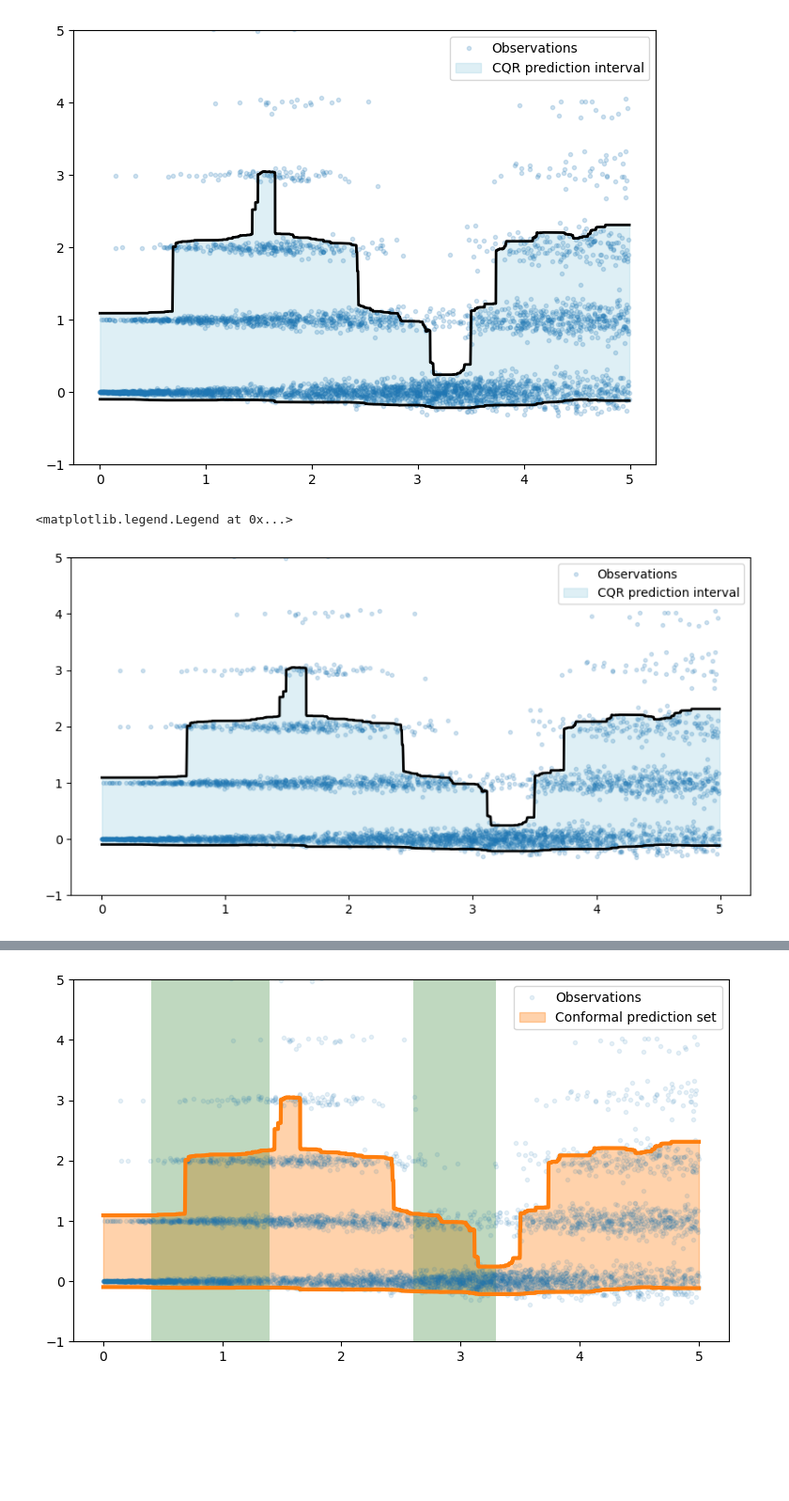
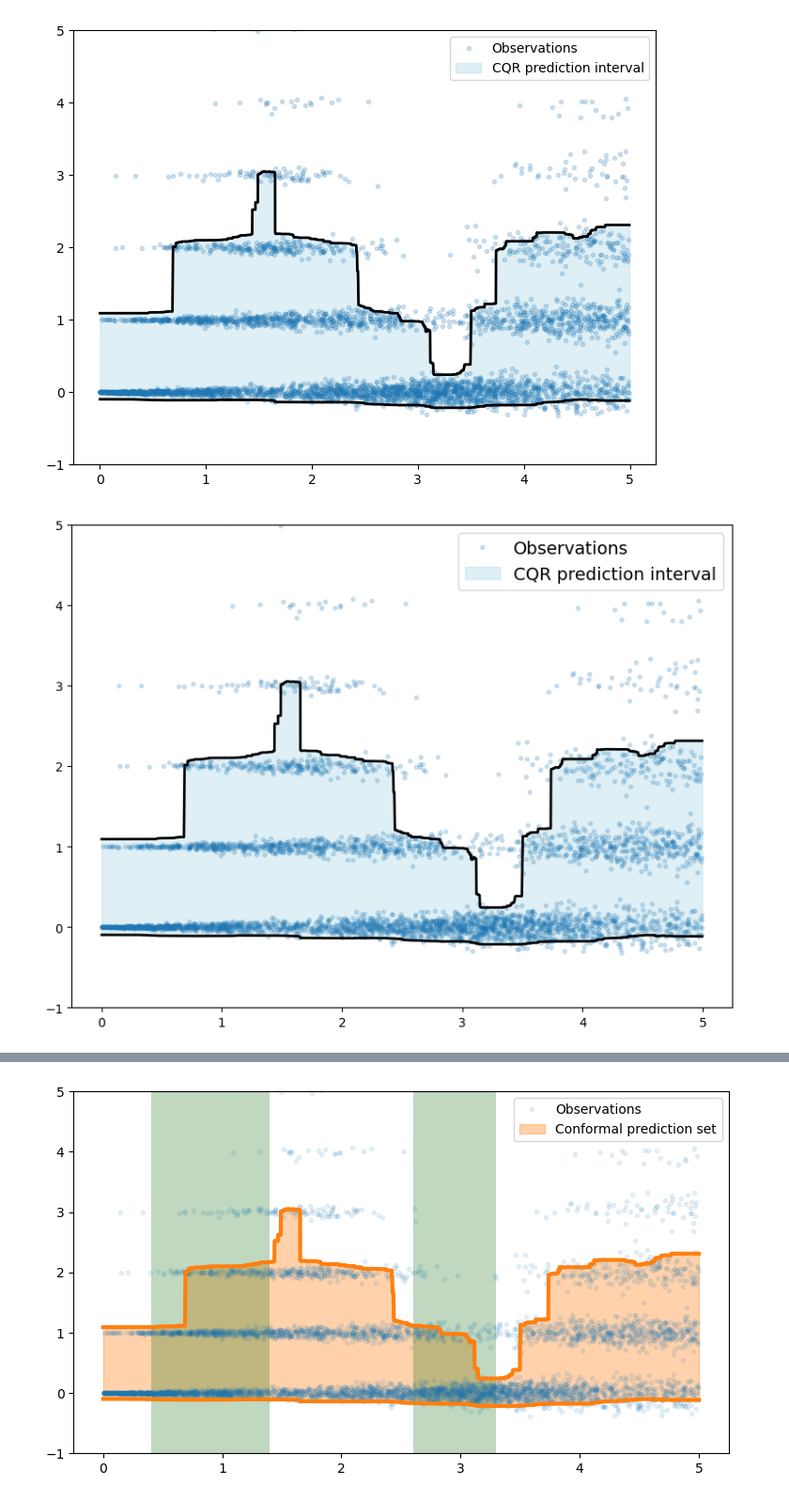
Before and after one commit to jjcherian/fairaudit, a Jupyter notebook: notebooks/PaperFigures.ipynb, the cells around one changed output, grey strips where cells are left out. Shown at 94% size. Cells and saved outputs as stored; diff of their text form; code cells hidden in the pictures; blank space fills up the shorter version.

```diff
--- a/notebooks/PaperFigures.ipynb
+++ b/notebooks/PaperFigures.ipynb
@@ -106,34 +106,34 @@ plt.legend()
 # %%
 import pandas as pd
 
 plt.rcParams.update({'font.size': 10})
 
 audit_trail = pd.read_csv('../data/oos_data.csv', index_col=0)
 
 rng = np.random.default_rng(seed=0)
 
 sample_size = 4000
 audit_trail_sample = audit_trail.sample(n=sample_size, replace=True, random_state=rng)
 
 s_idx = np.argsort(audit_trail_sample['x'])
 X = audit_trail_sample['x'].to_numpy()[s_idx]
 Y = audit_trail_sample['y'].to_numpy()[s_idx]
 Z1 = audit_trail_sample['z1'].to_numpy()[s_idx]
 Z2 = audit_trail_sample['z2'].to_numpy()[s_idx]
 
-plt.figure(figsize=(10,5))
+plt.figure(figsize=(8,6))
 plt.plot(audit_trail_sample['x'], audit_trail_sample['y'], '.', alpha=0.2, label='Observations')
 plt.plot(X, Z1, color='k', lw=2)
 plt.plot(X, Z2, color='k', lw=2)
 plt.fill_between(X, Z1, Z2, color='lightblue', alpha=0.4, label='CQR prediction interval')
 # plt.axvspan(0.8, 1.5, facecolor='darkred', alpha=0.25)
 # plt.axvspan(2.3, 3.4, facecolor='darkred', alpha=0.25)
 plt.ylim(-1,5)
-plt.legend()
-# plt.savefig('cqr_interval.pdf')
+plt.legend(fontsize=14)
+plt.tight_layout()
+plt.savefig('figures/cqr_interval.pdf')
 # %% [output]
-<matplotlib.legend.Legend at 0x...>
-[figure, old version]
+[figure, new version]
 # %%
 from fairaudit import Auditor, Metric
 
```
Also changed, not shown: parts of 19 cells of this notebook, 2 other files.
